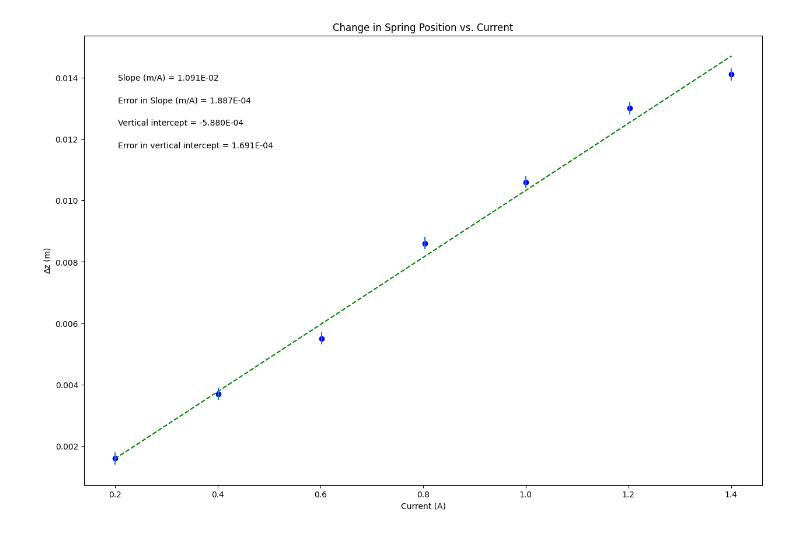
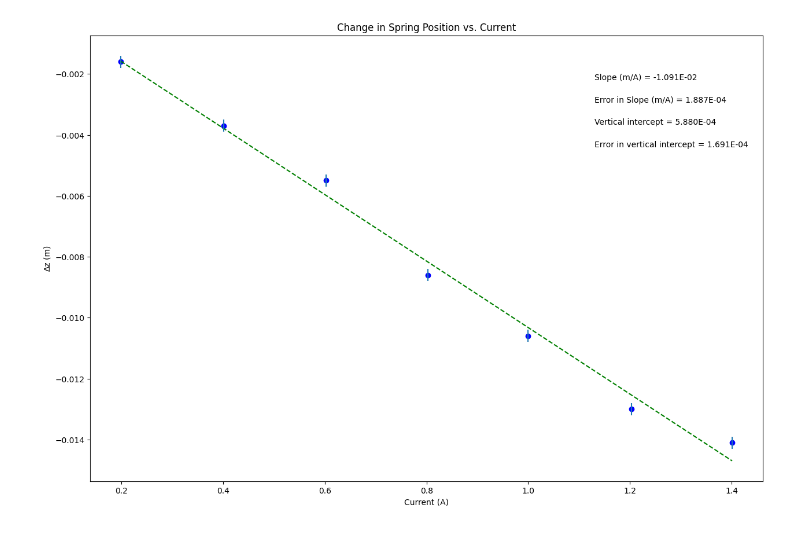
Before and after one commit to jillianwynne7/PHSXLab, a Jupyter notebook: Magnetic_Dipole_2.ipynb, the cells around one changed output. Saved outputs shown, nothing was run; the diff lists cells and outputs as text; code cells hidden in the pictures.

```diff
--- a/Magnetic_Dipole_2.ipynb
+++ b/Magnetic_Dipole_2.ipynb
@@ -21,7 +21,7 @@ import matplotlib.pyplot as plt
 
 current = np.array([0.199, 0.401, 0.602, 0.803, 1.000, 1.203, 1.401])
 
-delta_z = np.array([0.0016, 0.0037, 0.0055, 0.0086, 0.0106, 0.0130, 0.0141])
+delta_z = np.array([-0.0016, -0.0037, -0.0055, -0.0086, -0.0106, -0.0130, -0.0141])
 
 delta_z_uncertainty = np.array([0.0002, 0.0002, 0.0002, 0.0002, 0.0002, 0.0002, 0.0002])
 
@@ -45,7 +45,7 @@ slope_units= 'm/A'
 #UPDATE ANNOTATION PLACEMENT SO IT'S OUT OF WAY OF PLOTTED DATA AND BEST FIT LINE
 #integer from 1 to 4, top R corner is 1 (counter-clockwise from there)
 
-annotation_placement=2
+annotation_placement=1
 
 
 #-----------------------------------------------------------------------#
@@ -92,31 +92,31 @@ elif annotation_placement==3 or annotation_placement==4:
 #Don't need to change anything in this section!
 
 #Plot data on graph. Plot error bars and place values for slope,
 #error in slope, and vertical intercept (plus error) on the plot using "annotate"
 
 plt.figure(figsize=(15,10))
 
 plt.plot(x, fit, color='green', linestyle='--')
 plt.scatter(x, y, color='blue', marker='o')
 
 plt.xlabel(x_label)
 plt.ylabel(y_label)
 plt.title(plot_title)
 
 plt.errorbar(x, y, yerr=dy, xerr=None, fmt="none") #don't need to plot x error bars
 
 plt.annotate('Slope ({}) = {value:.{digits}E}'.format(slope_units,value=m, digits=3),
              (xpos, ypos[0]), xycoords='axes fraction')
 
 plt.annotate('Error in Slope ({}) = {value:.{digits}E}'.format(slope_units,value=dm, digits=3),
              (xpos, ypos[1]), xycoords='axes fraction')
 
 plt.annotate('Vertical intercept = {value:.{digits}E}'.format(value=b, digits=3),
              (xpos, ypos[2]), xycoords='axes fraction')
 
 plt.annotate('Error in vertical intercept = {value:.{digits}E}'.format(value=db, digits=3),
              (xpos, ypos[3]), xycoords='axes fraction')
 
 plt.show()
 # %% [output]
-[figure, old version]
+[figure, new version]
```
